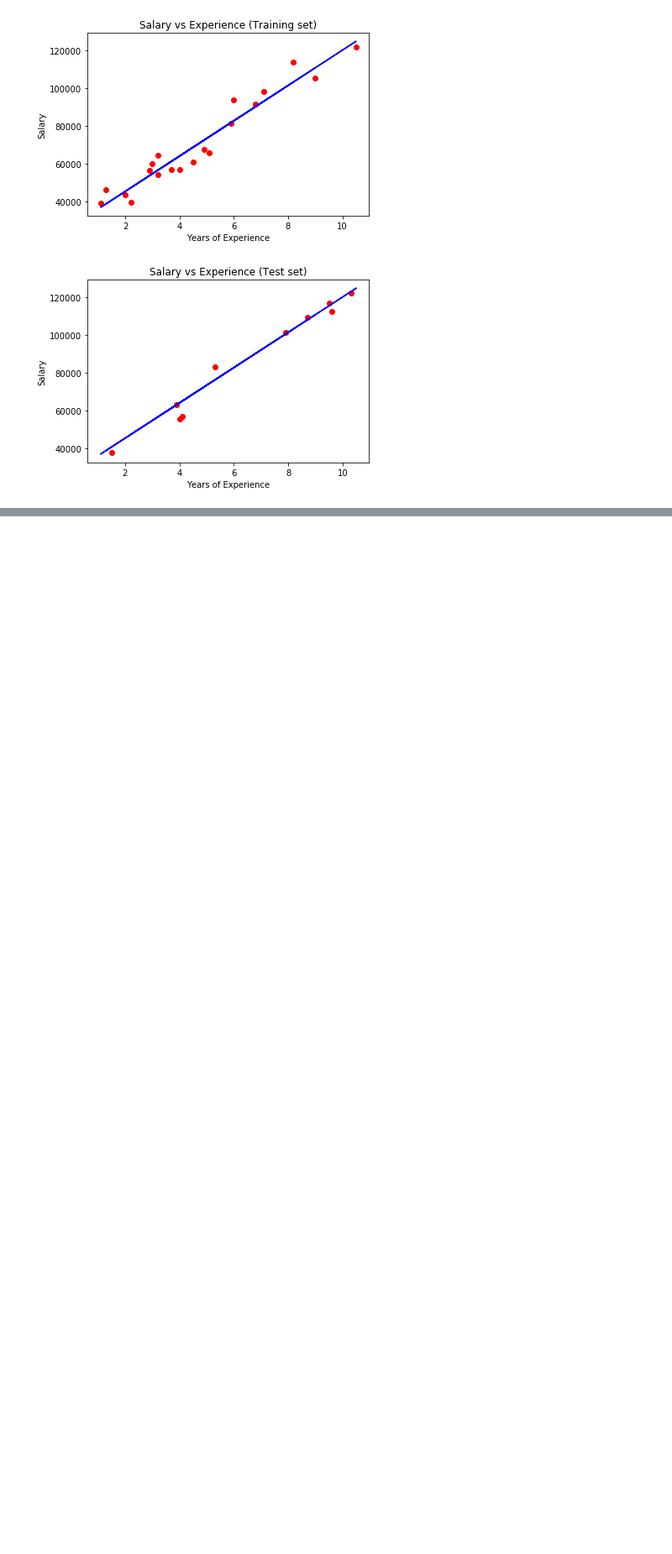
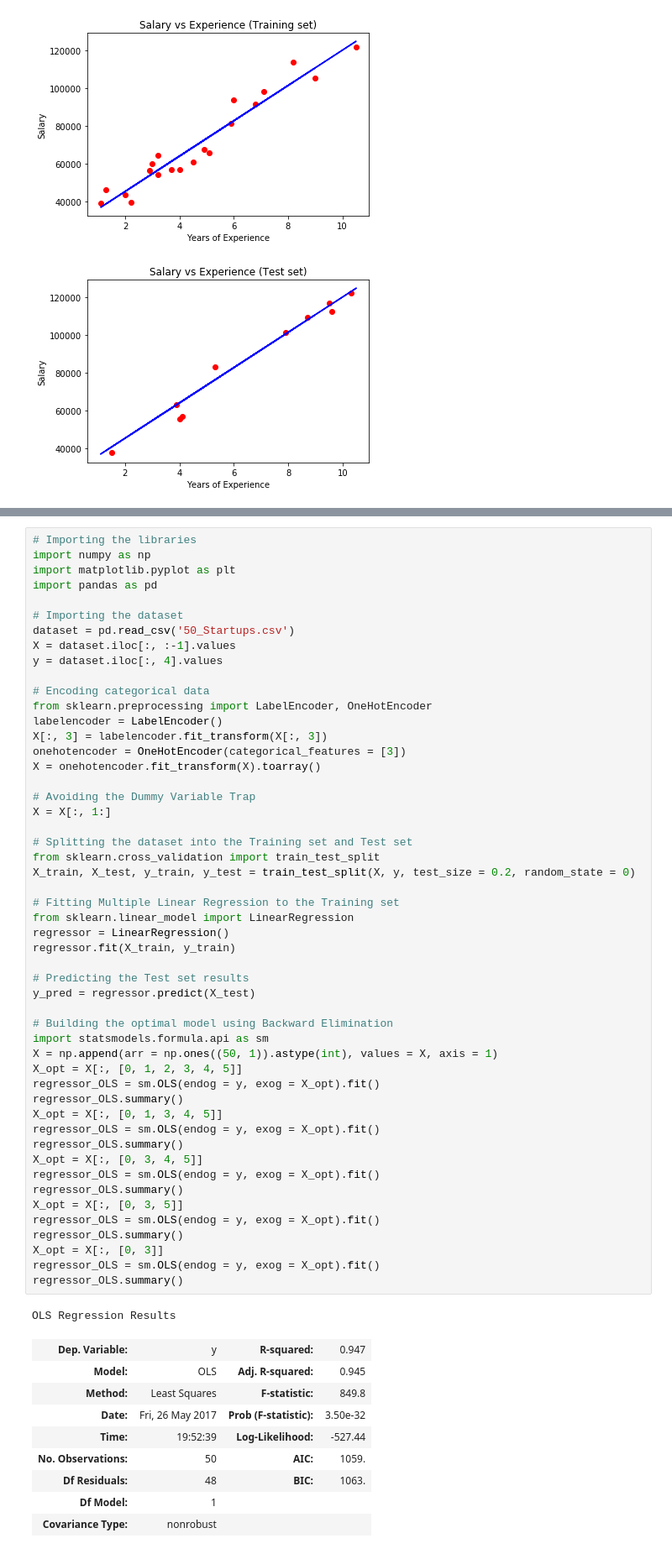
Before and after one commit to bgreenawald/Machine-Learning-Notebooks, a Jupyter notebook: Regression Notebook.ipynb, the cells around one changed output, grey strips where cells are left out. Shown at 84% size. Cells and saved outputs as stored; diff of their text form; blank space fills up the shorter version.

Commit message:
Multiple linear regression complete

```diff
--- a/Regression Notebook.ipynb
+++ b/Regression Notebook.ipynb
@@ -78,0 +98,62 @@ We can see that in our second graph, our predicted line is pretty close to the
+# %%
+# Importing the libraries
+import numpy as np
+import matplotlib.pyplot as plt
+import pandas as pd
+
+# Importing the dataset
+dataset = pd.read_csv('50_Startups.csv')
+X = dataset.iloc[:, :-1].values
+y = dataset.iloc[:, 4].values
+
+# Encoding categorical data
+from sklearn.preprocessing import LabelEncoder, OneHotEncoder
+labelencoder = LabelEncoder()
+X[:, 3] = labelencoder.fit_transform(X[:, 3])
+onehotencoder = OneHotEncoder(categorical_features = [3])
+X = onehotencoder.fit_transform(X).toarray()
+
+# Avoiding the Dummy Variable Trap
+X = X[:, 1:]
+
+# Splitting the dataset into the Training set and Test set
+from sklearn.cross_validation import train_test_split
+X_train, X_test, y_train, y_test = train_test_split(X, y, test_size = 0.2, random_state = 0)
+
+# Fitting Multiple Linear Regression to the Training set
+from sklearn.linear_model import LinearRegression
+regressor = LinearRegression()
+regressor.fit(X_train, y_train)
+
+# Predicting the Test set results
+y_pred = regressor.predict(X_test)
+
+# Building the optimal model using Backward Elimination
+import statsmodels.formula.api as sm
+X = np.append(arr = np.ones((50, 1)).astype(int), values = X, axis = 1)
+X_opt = X[:, [0, 1, 2, 3, 4, 5]]
+regressor_OLS = sm.OLS(endog = y, exog = X_opt).fit()
+regressor_OLS.summary()
+X_opt = X[:, [0, 1, 3, 4, 5]]
+regressor_OLS = sm.OLS(endog = y, exog = X_opt).fit()
+regressor_OLS.summary()
+X_opt = X[:, [0, 3, 4, 5]]
+regressor_OLS = sm.OLS(endog = y, exog = X_opt).fit()
+regressor_OLS.summary()
+X_opt = X[:, [0, 3, 5]]
+regressor_OLS = sm.OLS(endog = y, exog = X_opt).fit()
+regressor_OLS.summary()
+X_opt = X[:, [0, 3]]
+regressor_OLS = sm.OLS(endog = y, exog = X_opt).fit()
+regressor_OLS.summary()
+# %% [output]
+OLS Regression Results
+| Dep. Variable: | y | R-squared: | 0.947 |
+| Model: | OLS | Adj. R-squared: | 0.945 |
+| Method: | Least Squares | F-statistic: | 849.8 |
+| Date: | Fri, 26 May 2017 | Prob (F-statistic): | 3.50e-32 |
+| Time: | 19:52:39 | Log-Likelihood: | -527.44 |
+| No. Observations: | 50 | AIC: | 1059. |
+| Df Residuals: | 48 | BIC: | 1063. |
+| Df Model: | 1 |  |  |
+| Covariance Type: | nonrobust |  |  |
```
Also changed, not shown: parts of 4 cells of this notebook, 1 other file.
